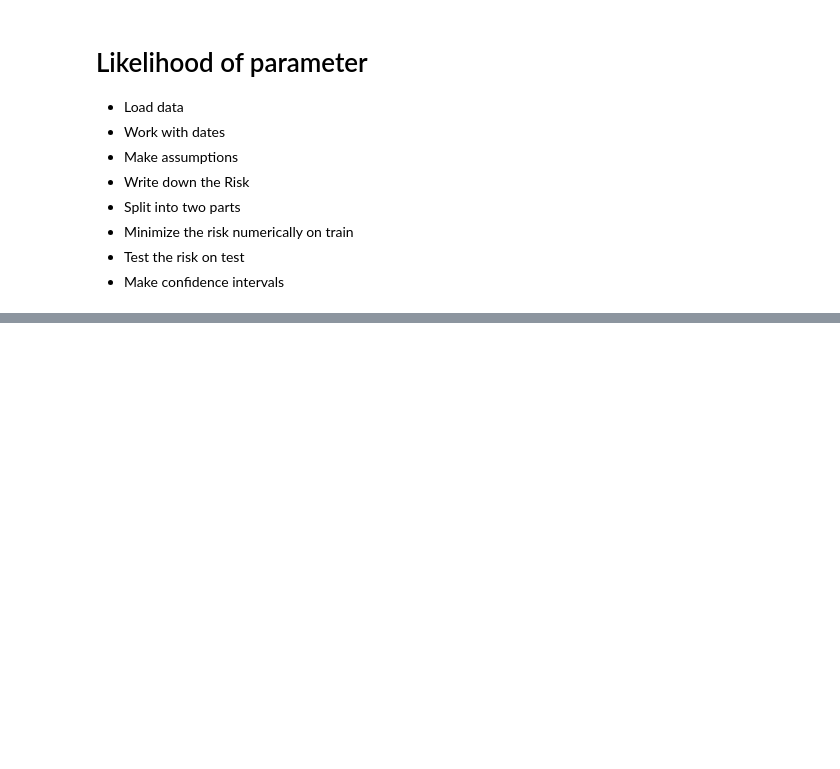
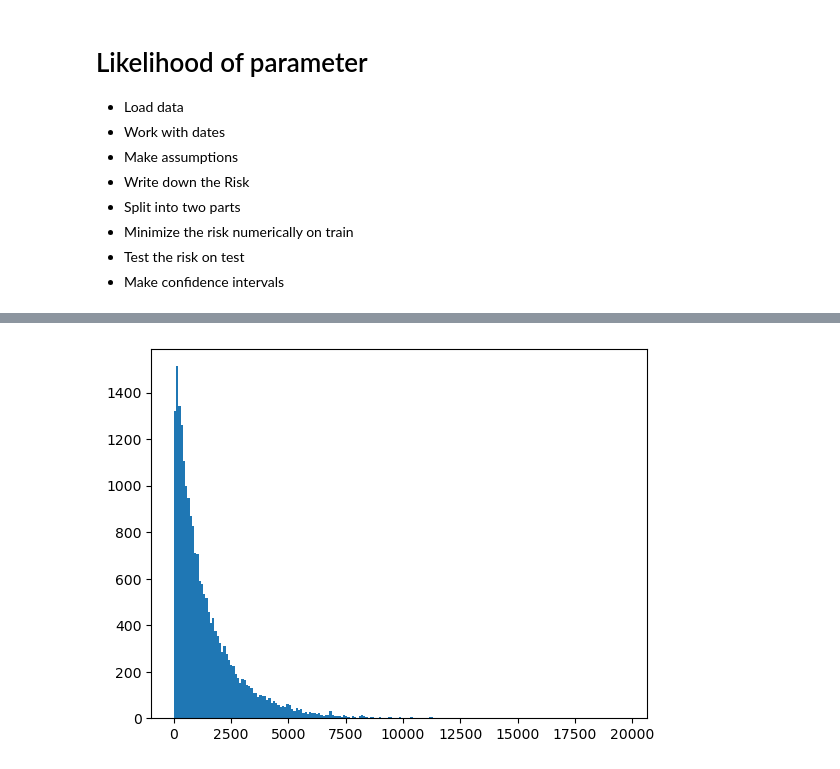
Before and after one commit to datascience-intro/1MS041-2023, a Jupyter notebook: notebooks/07-ProbSS4_Estimation.ipynb, the cells around one changed output, grey strips where cells are left out. Drawn from its saved outputs; the diff is of its cells as text; code cells hidden in the pictures; blank space fills up the shorter version.

```diff
--- a/notebooks/07-ProbSS4_Estimation.ipynb
+++ b/notebooks/07-ProbSS4_Estimation.ipynb
@@ -301,0 +245,4 @@ result
+# %%
+origin_time_arr = np.array(origin_time)
+# %%
+sorted_origin_time = np.sort(origin_time_arr)
@@ -301,0 +259,9 @@ result
+# %%
+time_between = np.diff(sorted_origin_time)
+# %%
+time_between_seconds = [time.total_seconds() for time in time_between]
+# %%
+import matplotlib.pyplot as plt
+_=plt.hist(time_between_seconds,bins=200)
+# %% [output]
+[figure, added]
```
Also changed, not shown: parts of 107 cells of this notebook, 8 other files.
